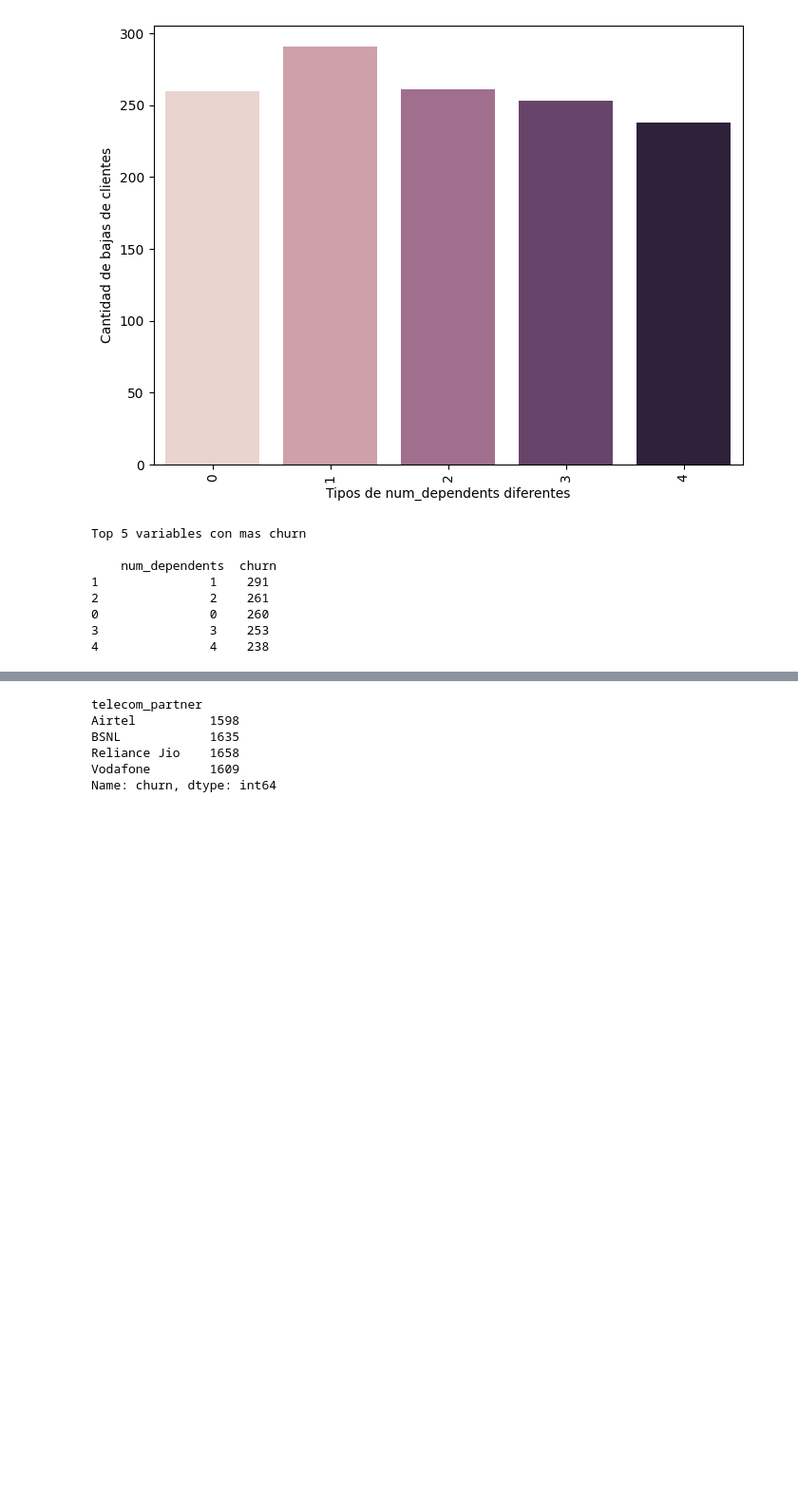
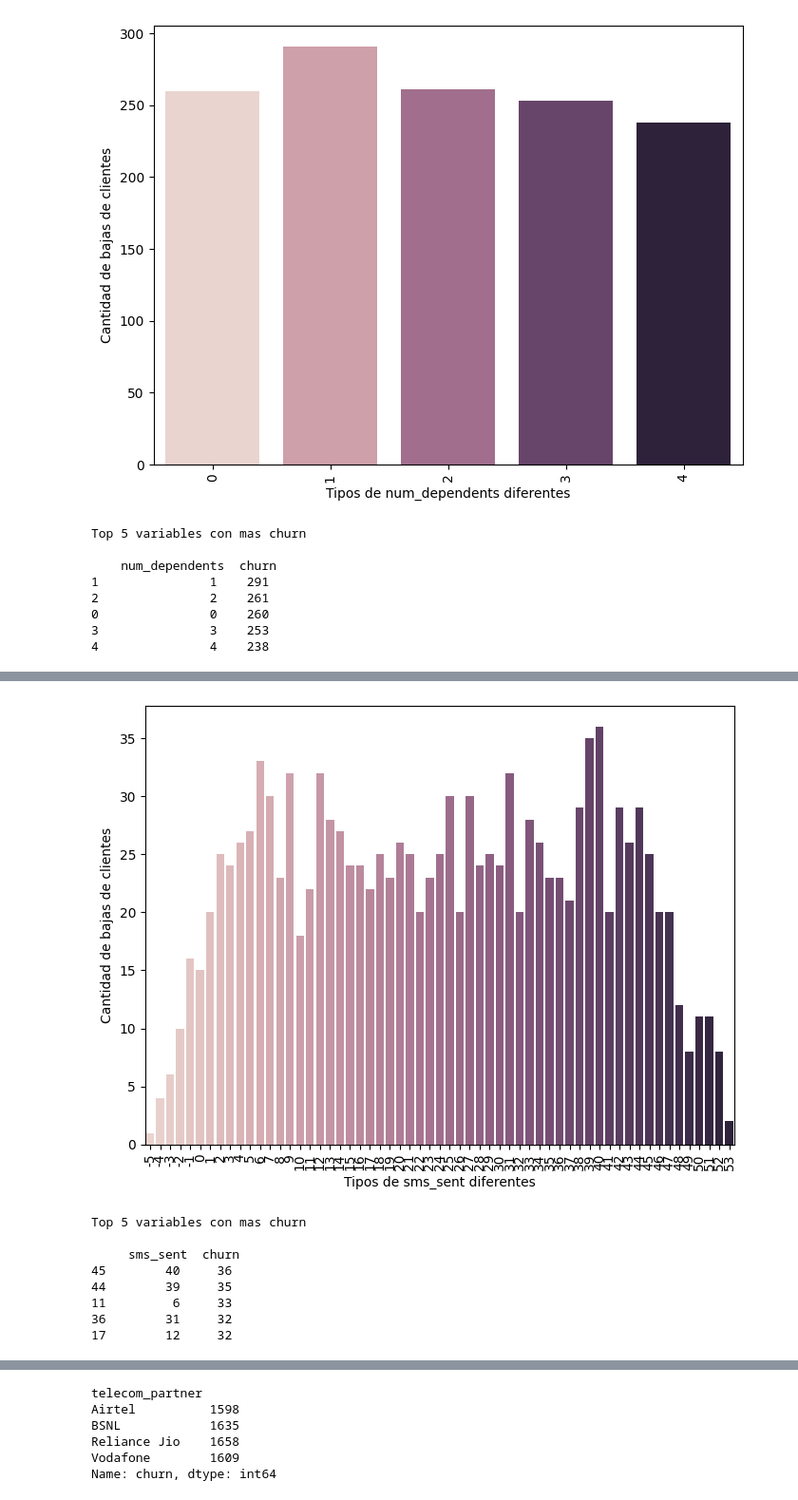
Before and after one commit to Faabrisgro/proyecto_final_mundose, a Jupyter notebook: proyecto_final.ipynb, the cells around one changed output, grey strips where cells are left out. Shown at 95% size. Drawn from its saved outputs; the diff is of its cells as text; code cells hidden in the pictures; blank space fills up the shorter version.

```diff
--- a/proyecto_final.ipynb
+++ b/proyecto_final.ipynb
@@ -200,0 +207,12 @@ Index(['customer_id', 'telecom_partner', 'gender', 'age', 'state', 'city',
+# %%
+vars_categoricas_graf(df_full, 'sms_sent', 'churn')
+# %% [output]
+[figure, added]
+Top 5 variables con mas churn
+
+     sms_sent  churn
+45        40     36
+44        39     35
+11         6     33
+36        31     32
+17        12     32
```
Also changed, not shown: parts of 7 cells of this notebook.
